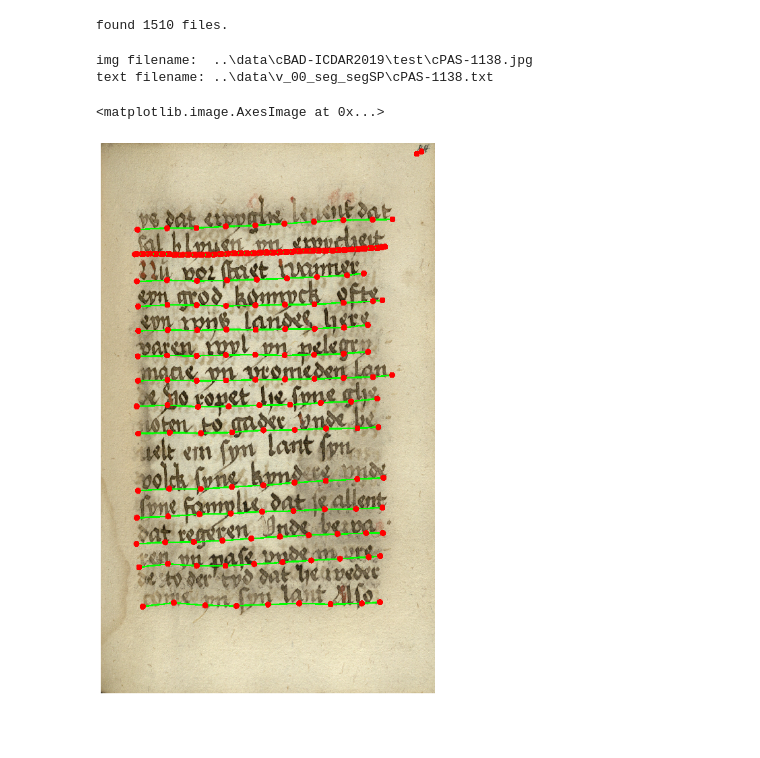
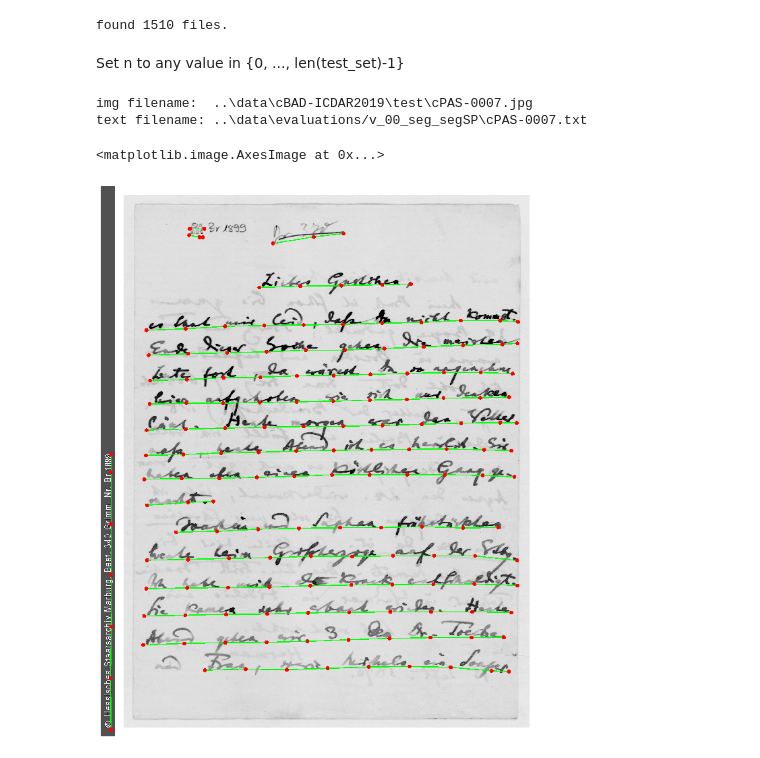
Before and after one commit to mwoedlinger/baseline-extract, a Jupyter notebook: demo/draw_prediction.ipynb, the cells around one changed output. Drawn from its saved outputs; the diff is of its cells as text; code cells hidden in the pictures; blank space fills up the shorter version.

```diff
--- a/demo/draw_prediction.ipynb
+++ b/demo/draw_prediction.ipynb
@@ -6,7 +8,7 @@ import cv2
 import matplotlib.pyplot as plt
 # %%
 in_folder = os.path.join('..', 'data', 'cBAD-ICDAR2019', 'test')
-out_folder = os.path.join('..', 'data', 'v_00_seg_segSP')#v_03_seg_no_GT#v_00_seg_segSP
+out_folder = os.path.join('..', 'data', 'evaluations/v_00_seg_segSP')
 img_size = 1024
 # %%
 text_list = []
@@ -24,10 +24,7 @@ n = 611
+# %% [markdown]
+Set n to any value in {0, ..., len(test_set)-1}
 # %%
-n = 565#400#255 Flowers
-
-#560
-
-#n = 611#789
-# Good example with small errors: 6, 9
+n = 2
 
 print('img filename:  {}'.format(file_list[n]))
 print('text filename: {}'.format(text_list[n]))
@@ -43,36 +40,34 @@ with open(text_list[n], 'r') as f:
 radius = 13
 thickness = 5
 
 for bl in text:
     points = bl.split(';')
 
     x_old = None
     y_old = None
 
     for p in points:
         x, y = p.split(',')
         x = int(x)
         y = int(y)
 
         if x_old is not None:
             cv2.line(image, (x_old, y_old), (x, y), (0, 255, 0), thickness)
             cv2.circle(image, (x_old, y_old), radius, (255, 0, 0), -1)
             cv2.circle(image, (x, y), radius, (255, 0, 0), -1)
 
         x_old = x
         y_old = y
 
 # Plot
-#myFig = plt.figure(figsize=(3,3))
-myFig = None
 plt.figure(figsize=(15,15))
 plt.axis('off')
 plt.gca().xaxis.set_major_locator(plt.NullLocator())
 plt.gca().yaxis.set_major_locator(plt.NullLocator())
 plt.imshow(image)
 # %% [output]
-img filename:  ..\data\cBAD-ICDAR2019\test\cPAS-1138.jpg
-text filename: ..\data\v_00_seg_segSP\cPAS-1138.txt
+img filename:  ..\data\cBAD-ICDAR2019\test\cPAS-0007.jpg
+text filename: ..\data\evaluations/v_00_seg_segSP\cPAS-0007.txt
 <matplotlib.image.AxesImage at 0x...>
-[figure, old version]
+[figure, new version]
 # %%
```
Also changed, not shown: parts of 3 cells of this notebook, 13 other files.
